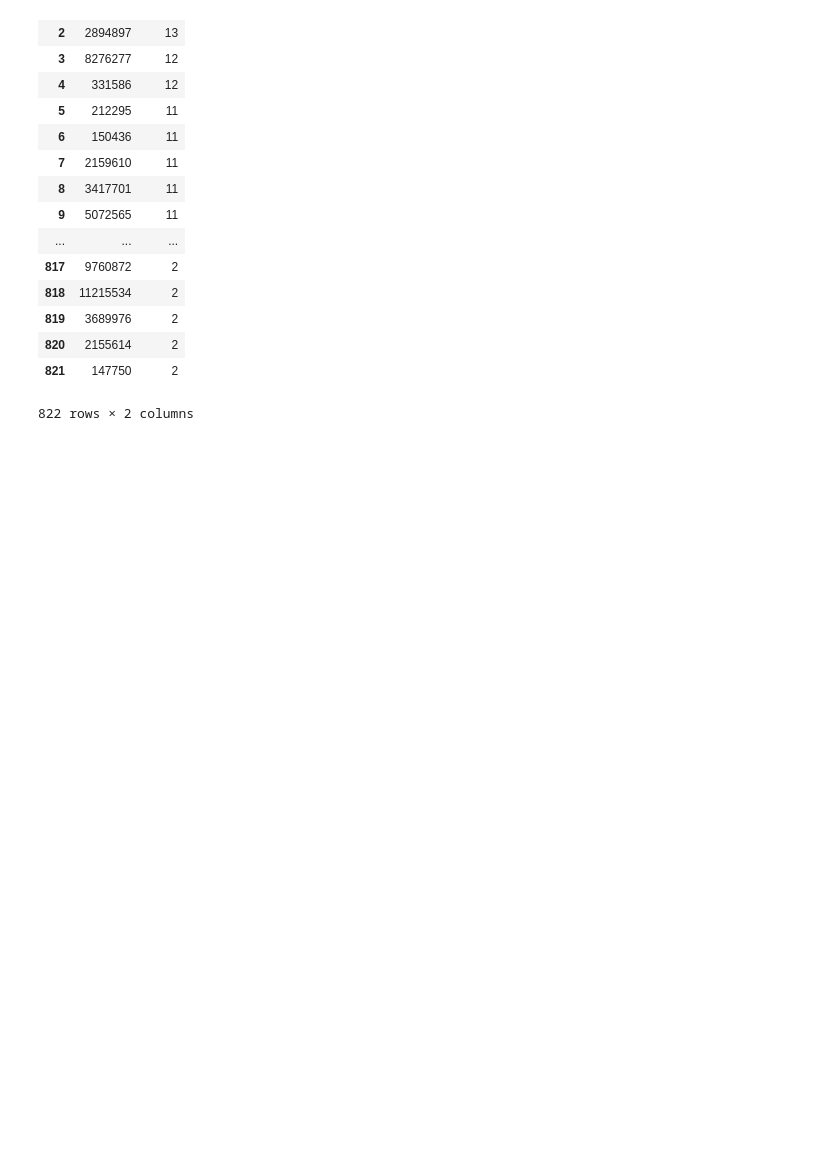
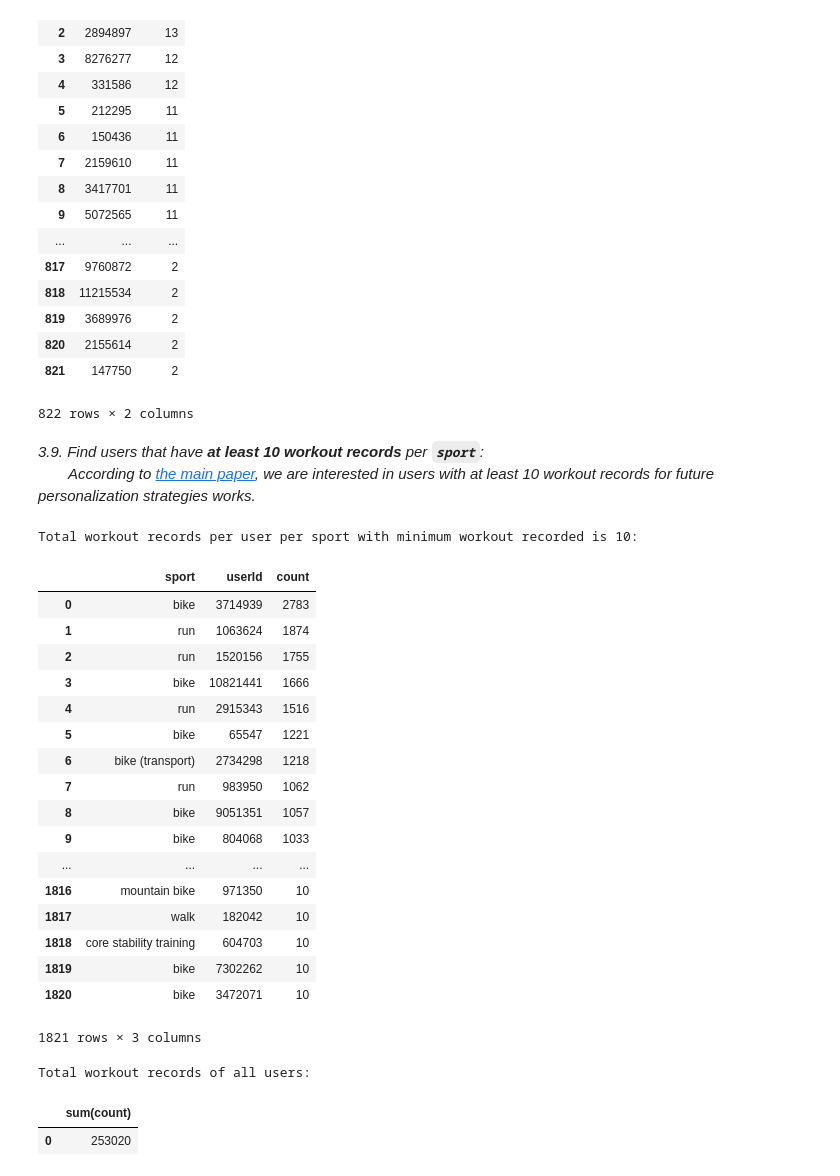
Before and after one commit to TuanTTranCS/concordia-bigdata-project, a Jupyter notebook: Dat_Le_Big_Data_Project_Explore.ipynb, the cells around one changed output. Drawn from its saved outputs; the diff is of its cells as text; code cells hidden in the pictures; blank space fills up the shorter version.

```diff
--- a/Dat_Le_Big_Data_Project_Explore.ipynb
+++ b/Dat_Le_Big_Data_Project_Explore.ipynb
@@ -391,3 +420,43 @@ sport_df \
 | 820 | 2155614 | 2 |
 | 821 | 147750 | 2 |
 822 rows × 2 columns
+# %% [markdown]
+*3.9. Find users that have **at least 10 workout records** per **`sport`**:<br/>
+&ensp;&ensp;&ensp;&ensp;According to [the main paper](http://cseweb.ucsd.edu/~jmcauley/pdfs/www19.pdf), we are interested in users with at least 10 workout records for future personalization strategies works.*
+# %%
+qualified_df = df \
+    .select(df.sport, df.userId) \
+    .groupBy(df.sport, df.userId) \
+    .count()
+
+print("Total workout records per user per sport with minimum workout recorded is 10:")
+qualified_df \
+    .filter(qualified_df["count"] >= 10) \
+    .orderBy("count", ascending = False) \
+    .toPandas()
+
+print("Total workout records of all users:")
+qualified_df.agg(functions.sum(qualified_df["count"])).toPandas()
+# %% [output]
+Total workout records per user per sport with minimum workout recorded is 10:
+|  | sport | userId | count |
+| 0 | bike | 3714939 | 2783 |
+| 1 | run | 1063624 | 1874 |
+| 2 | run | 1520156 | 1755 |
+| 3 | bike | 10821441 | 1666 |
+| 4 | run | 2915343 | 1516 |
+| 5 | bike | 65547 | 1221 |
+| 6 | bike (transport) | 2734298 | 1218 |
+| 7 | run | 983950 | 1062 |
+| 8 | bike | 9051351 | 1057 |
+| 9 | bike | 804068 | 1033 |
+| ... | ... | ... | ... |
+| 1816 | mountain bike | 971350 | 10 |
+| 1817 | walk | 182042 | 10 |
+| 1818 | core stability training | 604703 | 10 |
+| 1819 | bike | 7302262 | 10 |
+| 1820 | bike | 3472071 | 10 |
+1821 rows × 3 columns
+Total workout records of all users:
+|  | sum(count) |
+| 0 | 253020 |
```
Also changed, not shown: parts of 8 cells of this notebook.
